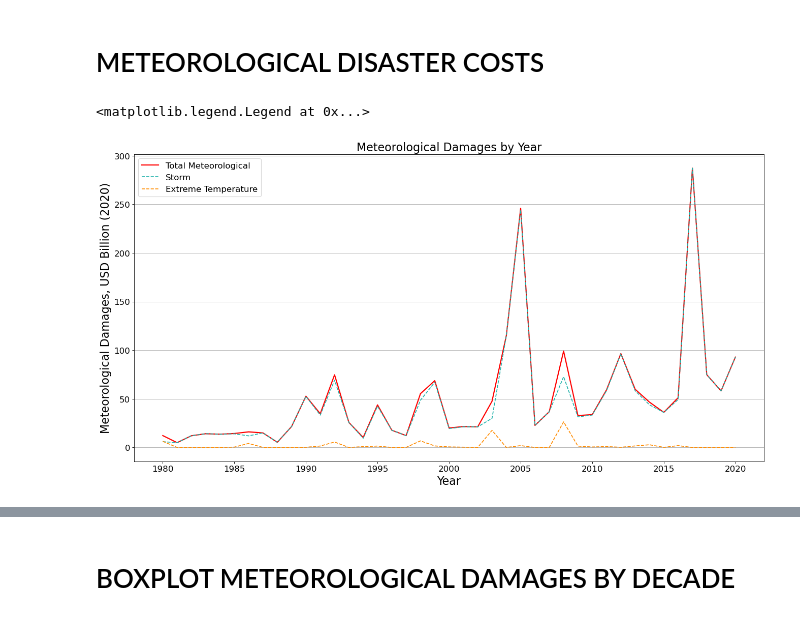
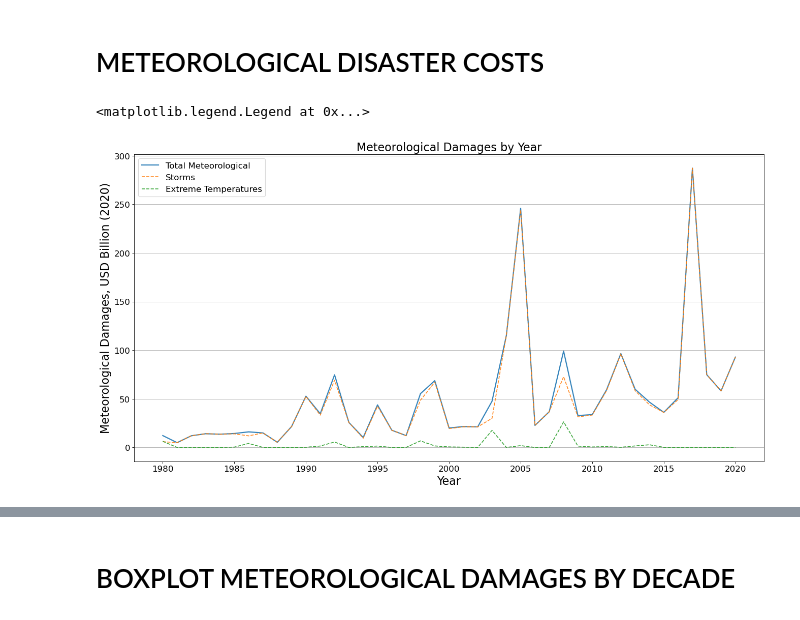
Before and after one commit to felixshier/naturalDisasterAnalysis, a Jupyter notebook: Meteorological Disaster Analysis.ipynb, the cells around one changed output, grey strips where cells are left out. Saved outputs shown, nothing was run; the diff lists cells and outputs as text; code cells hidden in the pictures.

```diff
--- a/Meteorological Disaster Analysis.ipynb
+++ b/Meteorological Disaster Analysis.ipynb
@@ -80,7 +80,8 @@ meteorological_disaster_counts_index = meteorological_disaster_counts.index
 
 # sum costs by year
 meteorological_costs = meteorological_data[['Year', 'Total Damages']]
-meteorological_costs = meteorological_costs.groupby('Year').sum().groupby('Year').sum()
+meteorological_costs = meteorological_costs.groupby('Year').sum()
+meteorological_costs = meteorological_costs.squeeze()
 # %% [markdown]
 # SPLIT METEOROLOGICAL DISASTERS
 # %%
@@ -123,20 +273,24 @@ plt.legend(['Total Meteorological', 'Storm', 'Extreme temperature'])
 # %%
 storm_costs = storm_data[['Year', 'Total Damages']]
 storm_costs = storm_costs.groupby('Year').sum()
+storm_costs = storm_costs.squeeze()
 
 extreme_temp_costs = extreme_temp_data[['Year', 'Total Damages']]
 extreme_temp_costs = extreme_temp_costs.groupby('Year').sum()
+extreme_temp_costs = extreme_temp_costs.squeeze()
+extreme_temp_costs[2016] = 0
+extreme_temp_costs = extreme_temp_costs.sort_index()
 # %%
 plt.figure(figsize=(20,10), dpi=80)
 plt.grid(axis = 'y')
 plt.title("Meteorological Damages by Year")
 plt.xlabel("Year")
 plt.ylabel("Meteorological Damages, USD Billion (2020)")
-plt.plot(meteorological_costs.index, meteorological_costs['Total Damages'], linewidth=2, color = 'red')
-plt.plot(storm_costs.index, storm_costs['Total Damages'], linestyle = '--', color = 'lightseagreen')
-plt.plot(extreme_temp_costs.index, extreme_temp_costs['Total Damages'], linestyle = '--', color = 'darkorange')
+plt.plot(meteorological_costs.index, meteorological_costs, linewidth=2, alpha = 0.9)
+plt.plot(storm_costs.index, storm_costs, linestyle = '--', alpha = 0.9)
+plt.plot(extreme_temp_costs.index, extreme_temp_costs, linestyle = '--', alpha = 0.9)
 
-plt.legend(['Total Meteorological', 'Storm', 'Extreme Temperature'])
+plt.legend(['Total Meteorological', 'Storms', 'Extreme Temperatures'])
 # %% [output]
 <matplotlib.legend.Legend at 0x...>
-[figure, old version]
+[figure, new version]
```
Also changed, not shown: parts of 10 cells of this notebook, 4 other files.
